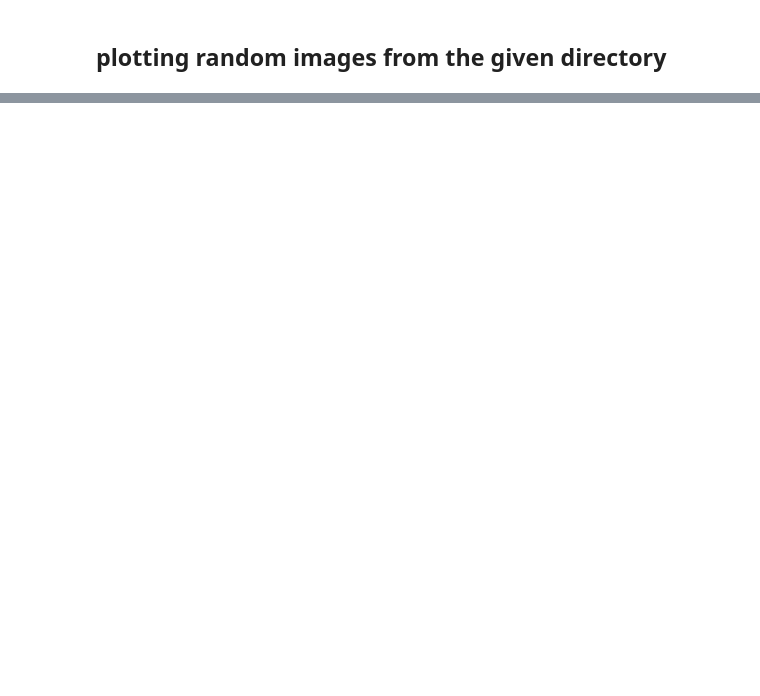
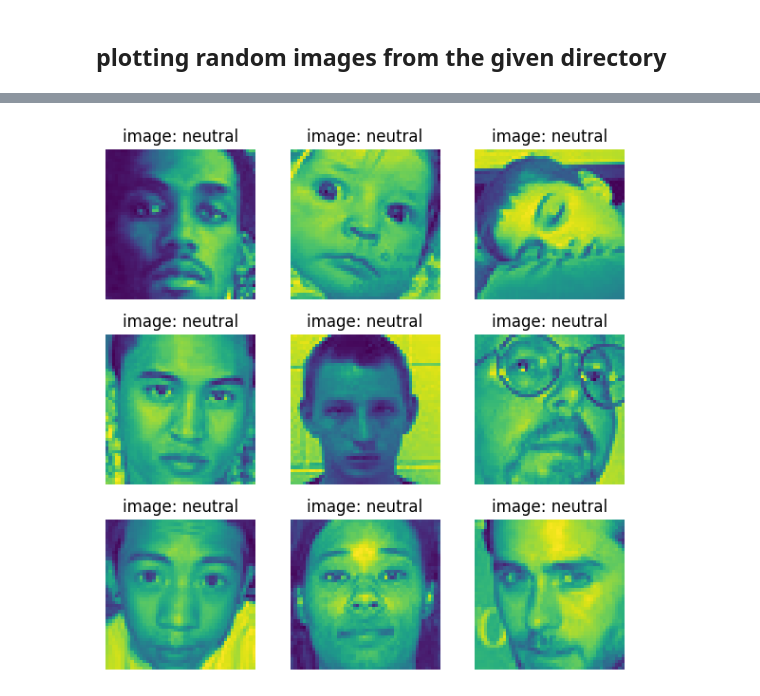
Before and after one commit to kamijoseph/FER2013-Emotion-Detection, a Jupyter notebook: notebooks/emotion_detection.ipynb, the cells around one changed output, grey strips where cells are left out. Saved outputs shown, nothing was run; the diff lists cells and outputs as text; code cells hidden in the pictures; blank space fills up the shorter version.

Commit message:
sample display per image

```diff
--- a/notebooks/emotion_detection.ipynb
+++ b/notebooks/emotion_detection.ipynb
@@ -143,2 +143,31 @@ for idx, emotion in enumerate(emotions, 1):
 # %% [markdown]
 ## plotting random images from the given directory
+# %%
+def plot_from_dir(dir_path, cls_name, num_imgs=9):
+  img_names = os.listdir(dir_path)
+  if len(img_names) < num_imgs:
+    print(f"only found {len(img_names)} images in {dir_path}. displaying them all")
+    num_imgs = img_names
+
+  # selecting random images
+  imgs_select = random.sample(img_names, num_imgs)
+
+  # plotting the images
+  fig, ax = plt.subplots(3, 3, figsize=(6, 6))
+  ax = ax.ravel()
+
+  for idx, img, in enumerate(imgs_select):
+    img_path = os.path.join(dir_path, img)
+    image = Image.open(img_path)
+    ax[idx].imshow(image)
+    ax[idx].set_title(f"image: {cls_name}")
+    ax[idx].axis("off")
+
+  plt.tight_layout()
+  plt.show()
+# %%
+# sample emotions paths
+angry_path = "/content/train/angry"
+fear_path = "/content/train/fear"
+neutral_path = "/content/train/neutral"
+sad_path = "/content/train/sad"
@@ -144,0 +179,5 @@ for idx, emotion in enumerate(emotions, 1):
+# %%
+# plotting neutral
+plot_from_dir(neutral_path, cls_name="neutral")
+# %% [output]
+[figure, added]
```
Also changed, not shown: parts of 8 cells of this notebook.
